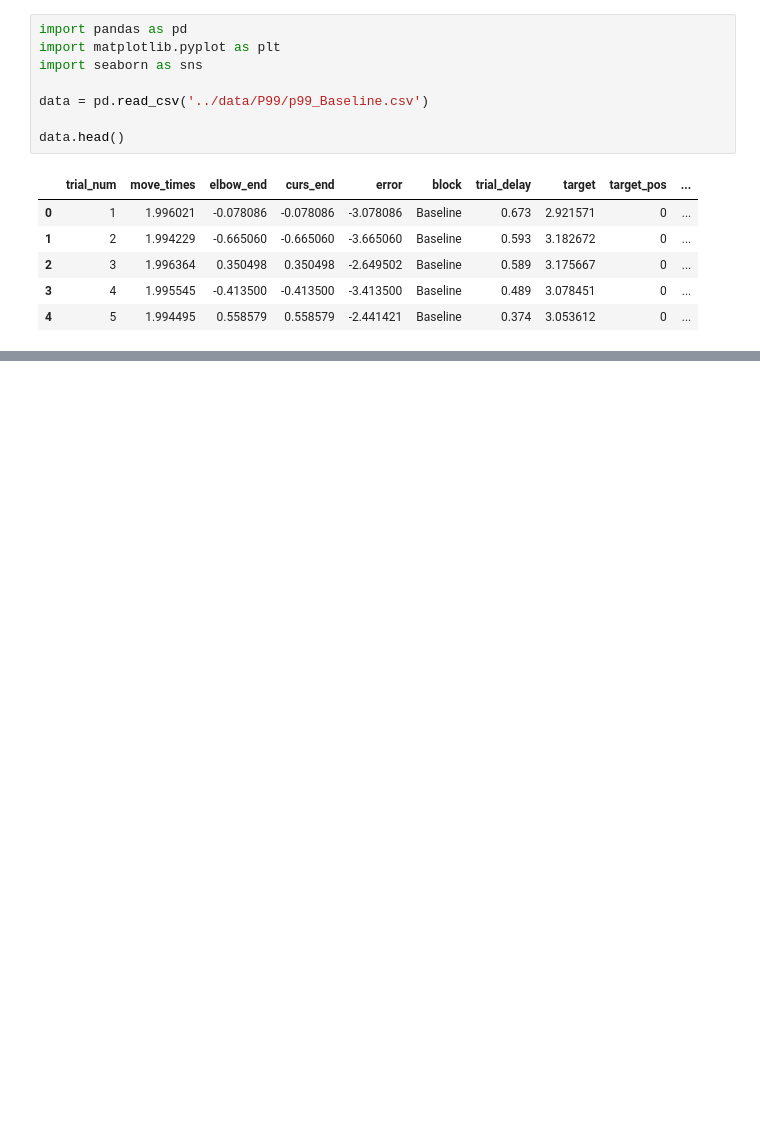
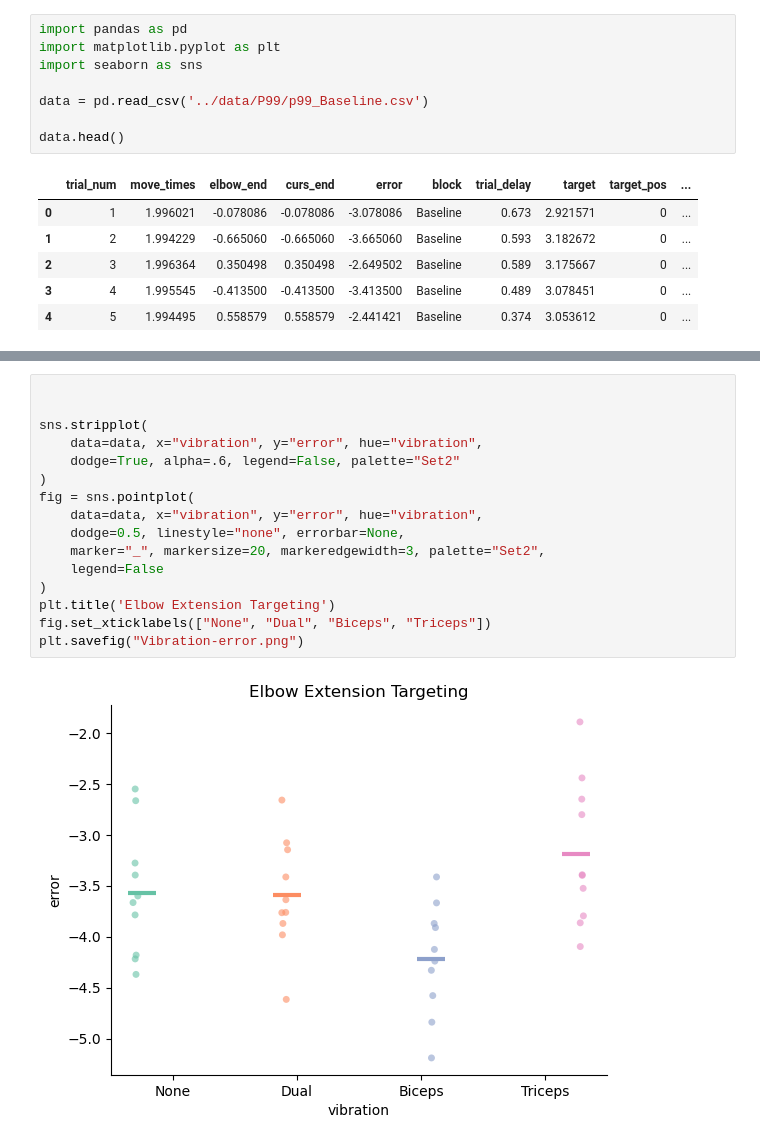
Before and after one commit to GreggEschelmuller/unimanual-codes, a Jupyter notebook: scripts/analysis.ipynb, the cells around one changed output, grey strips where cells are left out. Cells and saved outputs as stored; diff of their text form; blank space fills up the shorter version.

```diff
--- a/scripts/analysis.ipynb
+++ b/scripts/analysis.ipynb
@@ -32,0 +37,18 @@ fig.set_xticklabels(["No vibration", "Dual", "Biceps", "Triceps"])
+# %%
+
+
+sns.stripplot(
+    data=data, x="vibration", y="error", hue="vibration",
+    dodge=True, alpha=.6, legend=False, palette="Set2"
+)
+fig = sns.pointplot(
+    data=data, x="vibration", y="error", hue="vibration",
+    dodge=0.5, linestyle="none", errorbar=None,
+    marker="_", markersize=20, markeredgewidth=3, palette="Set2",
+    legend=False
+)
+plt.title('Elbow Extension Targeting')
+fig.set_xticklabels(["None", "Dual", "Biceps", "Triceps"])
+plt.savefig("Vibration-error.png")
+# %% [output]
+[figure, added]
```
Also changed, not shown: parts of 2 cells of this notebook, 1 other file.
